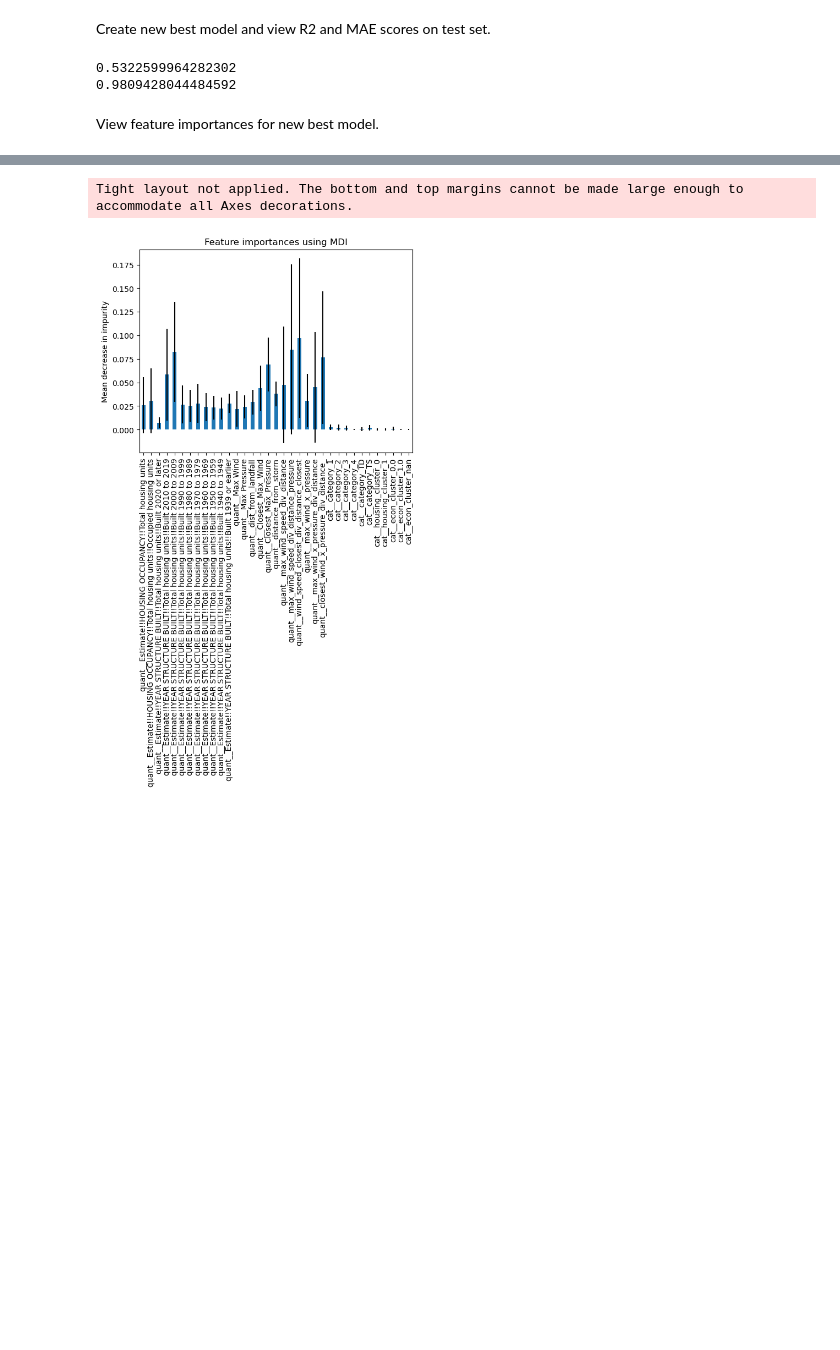
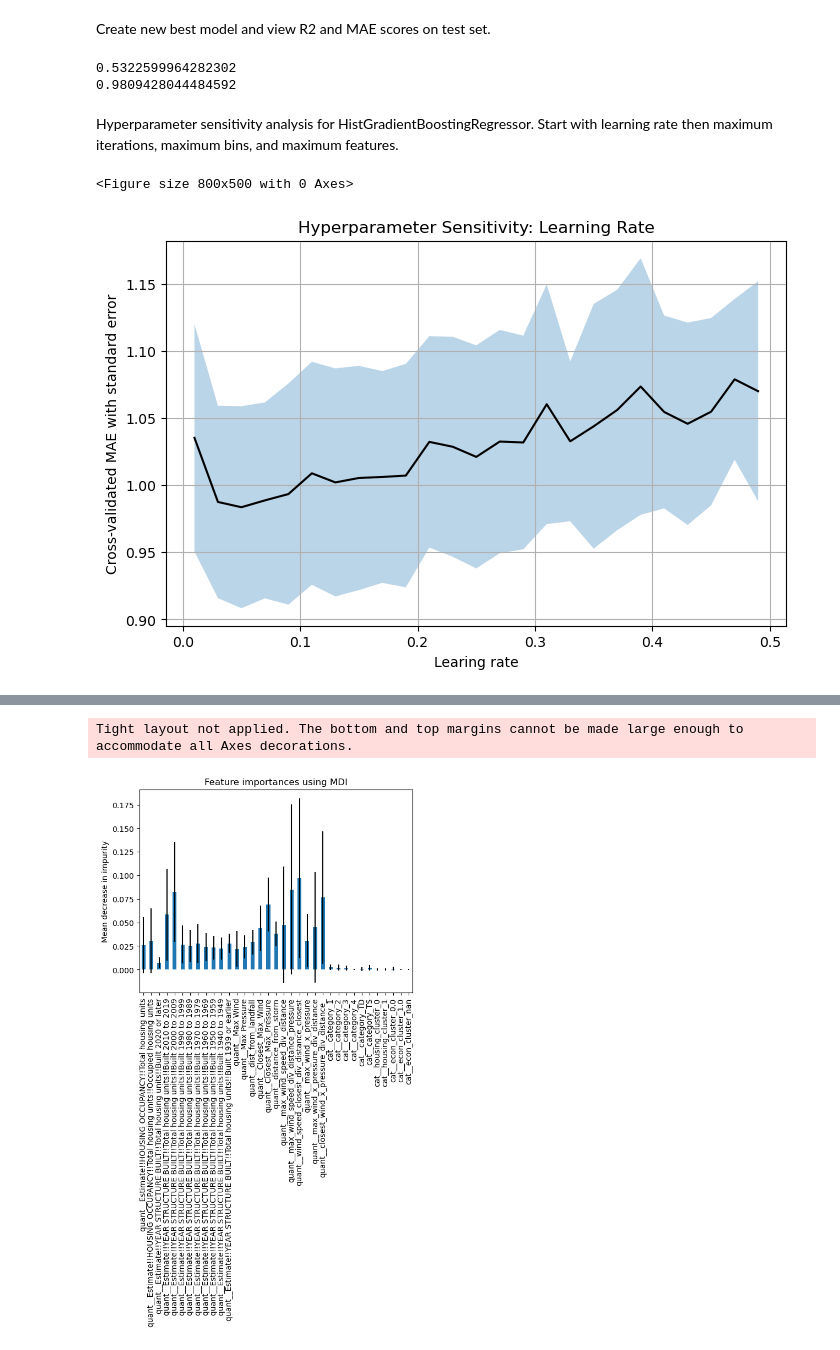
Before and after one commit to MADS696ss25group4/milestone2, a Jupyter notebook: Supervised_Models_RFR_final.ipynb, the cells around one changed output, grey strips where cells are left out. Drawn from its saved outputs; the diff is of its cells as text; code cells hidden in the pictures; blank space fills up the shorter version.

Commit message:
Updated notebook with three hyperparameter searches

```diff
--- a/Supervised_Models_RFR_final.ipynb
+++ b/Supervised_Models_RFR_final.ipynb
@@ -505,7 +505,7 @@ gbr_clf = GradientBoostingRegressor(random_state=0)
 hgbr_clf = HistGradientBoostingRegressor(random_state=0)
 bgr_clf = BaggingRegressor(random_state=0,
                            n_jobs = -1)
-mlpr_clf = MLPRegressor(max_iter=500,
+mlpr_clf = MLPRegressor(max_iter=1000,
                         random_state=0)
 dummy_clf = DummyRegressor()
 clf_list = [lr_clf,
@@ -718,7 +796,11 @@ Compare the outcomes of our hyperparameter search results to our base model
 # %%
 clf_list = [
     rf_clf,
-    best_model_rfr
+    best_model_rfr,
+    hgbr_clf,
+    best_model_hgbr,
+    mlpr_clf,
+    best_model_mlp
 ]
 
 for clf in clf_list:
@@ -977,5 +1064,46 @@ print(mean_absolute_error(y_test, new_y_pred))
 # %% [output]
 0.5322599964282302
 0.9809428044484592
-# %% [markdown]
-View feature importances for new best model.
+# %% [markdown]
+Hyperparameter sensitivity analysis for HistGradientBoostingRegressor.
+Start with learning rate then maximum iterations, maximum bins, and maximum features.
+# %%
+rates = np.arange(.01, .501, .02)
+results = []
+for rate in rates:
+    clf = HistGradientBoostingRegressor(
+        learning_rate=rate,
+        max_bins=86,
+        max_features=np.float64(0.8900272693077376),
+        max_iter=243,
+        random_state=0)
+    scores = cross_val_score(clf,
+                             X_train,
+                             y_train,
+                             cv = skfold.split(X_train, groups_train),
+                             scoring = 'neg_mean_absolute_error',
+                             n_jobs = -1,
+                             )
+    mean_mae = -np.mean(scores)
+    std_mae = np.std(scores)
+    results.append((rate, mean_mae, std_mae))
+
+df_results_hgbr = pd.DataFrame(results, columns=['model_learning_rate', 'mean_mae', 'std_mae'])
+# %%
+plt.figure(figsize=(8, 5))
+plt.figure(figsize=(8, 5))
+plt.plot(df_results_hgbr['model_learning_rate'],
+         df_results_hgbr['mean_mae'],
+         color='k')
+plt.fill_between(df_results_hgbr['model_learning_rate'],
+                 df_results_hgbr['mean_mae']-df_results_hgbr['std_mae'].abs(),
+                 df_results_hgbr['mean_mae']+df_results_hgbr['std_mae'].abs(),
+                 alpha=0.3)
+plt.xlabel('Learning rate')
+plt.ylabel('Cross-validated MAE with standard error')
+plt.title('Hyperparameter Sensitivity: Learning Rate')
+plt.grid(True)
+plt.show()
+# %% [output]
+<Figure size 800x500 with 0 Axes>
+[figure, added]
```
Also changed, not shown: parts of 28 cells of this notebook.
